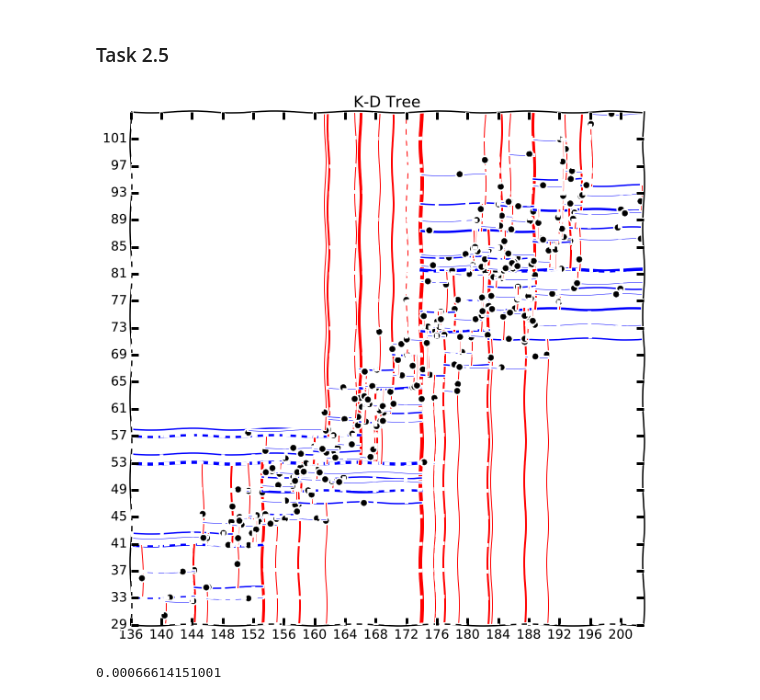
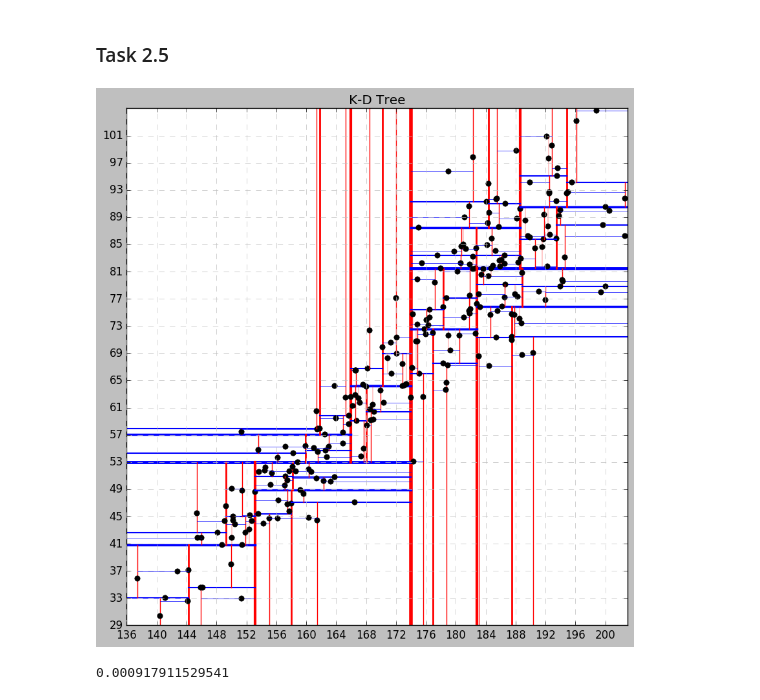
Before and after one commit to liyakun/Pattern-Recognition, a Jupyter notebook: SecondProject/src2.ipynb, the cells around one changed output. Drawn from its saved outputs; the diff is of its cells as text; code cells hidden in the pictures.

Commit message:
Removed xkcd style for the last plot

```diff
--- a/SecondProject/src2.ipynb
+++ b/SecondProject/src2.ipynb
@@ -407,32 +406,34 @@ def kdtree_execute_options( spliting_dimension , spliting_point ):
 
     return tree
 # %%
+plt.rcdefaults() #with xkcd style the graph is too messy
+
 tree = kdtree_execute_options('x', 'midpoint')
 #tree = kdtree_execute_options('y', 'midpoint')
 #tree = kdtree_execute_options('variance', 'midpoint')
 
 #tree = kdtree_execute_options('x', 'median')
 #tree = kdtree_execute_options('y', 'median')
 #tree = kdtree_execute_options('variance', 'median')
 
 # Overall run time
 dt = np.dtype([('x1', np.float), ('x2', np.float), ('y',  np.float)])
 data = np.loadtxt('resources/data2-test.dat', dtype=dt, comments='#', delimiter=None)
 Xt,yt = np.array([[el[0],el[1]] for el in data]),data['y']
 
 data = np.loadtxt('resources/data2-train.dat', dtype=dt, comments='#', delimiter=None)
 Xtr,ytr = np.array([[el[0],el[1]] for el in data]),data['y']
 
 #k-neighbours train is just storing the train data
 #that is already done
 #test
 timing = 0.0
 st_t = time()
 for p in Xt:
     neighbour = query_kd_tree(tree, p, 0)
 timing = time()-st_t
 
 print timing
 # %% [output]
-[figure, old version]
+[figure, new version]
-0.00066614151001
+0.000917911529541
```
Also changed, not shown: parts of 4 cells of this notebook.
